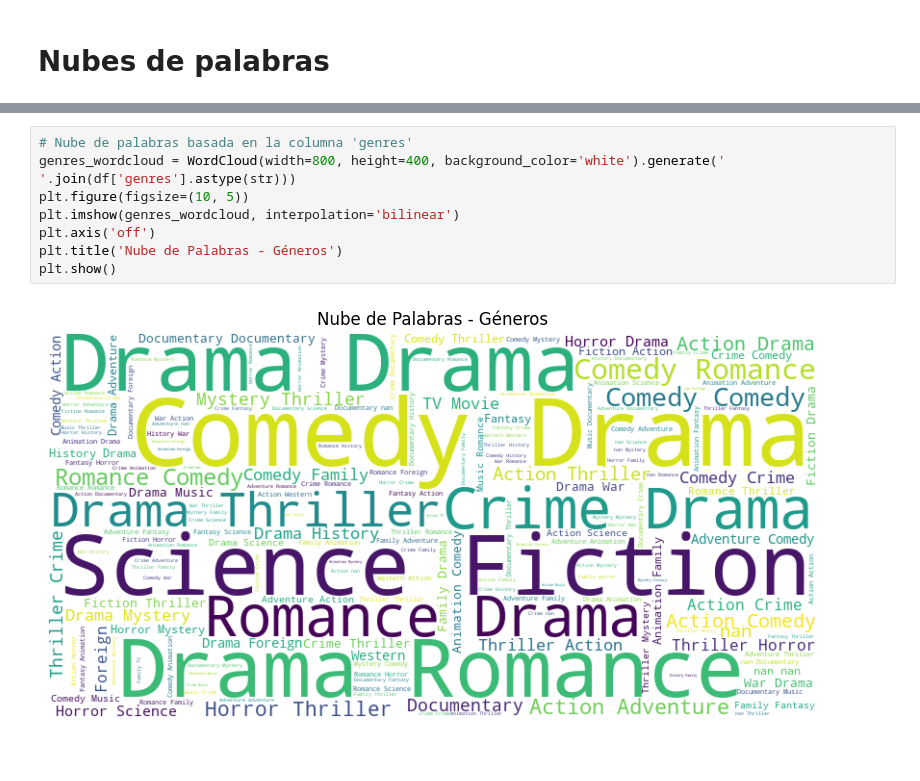
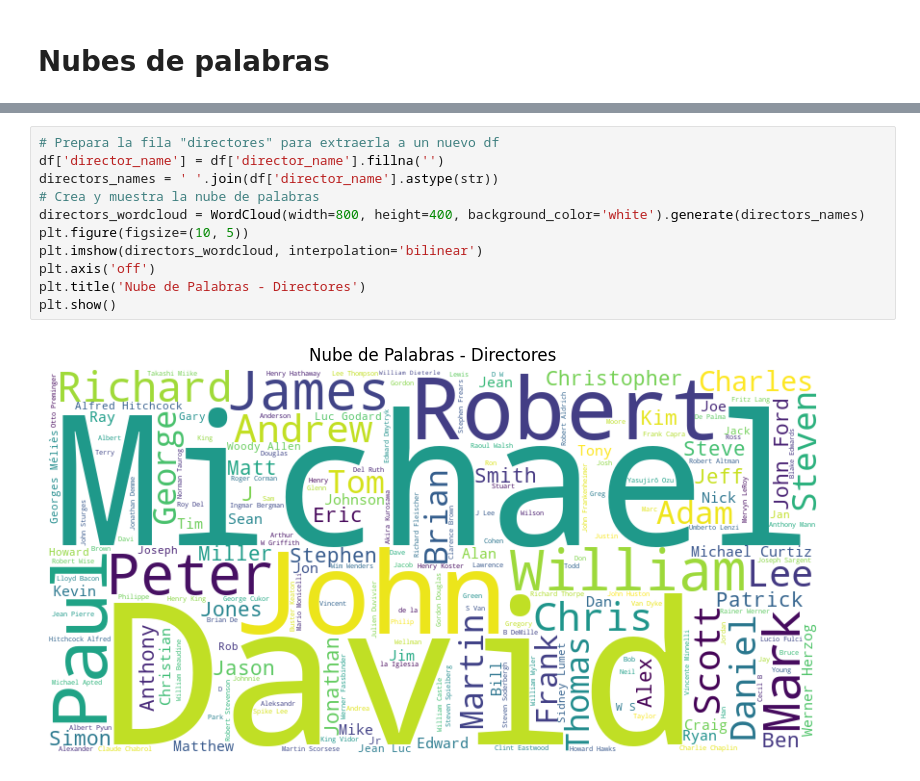
Before and after one commit to SantiMagris01/Proyecto, a Jupyter notebook: EDA.ipynb, the cells around one changed output, grey strips where cells are left out. Drawn from its saved outputs; the diff is of its cells as text.

```diff
--- a/EDA.ipynb
+++ b/EDA.ipynb
@@ -412,11 +293,14 @@ plt.show()
 # %%
-# Nube de palabras basada en la columna 'genres'
-genres_wordcloud = WordCloud(width=800, height=400, background_color='white').generate(' '.join(df['genres'].astype(str)))
+# Prepara la fila "directores" para extraerla a un nuevo df
+df['director_name'] = df['director_name'].fillna('')
+directors_names = ' '.join(df['director_name'].astype(str))
+# Crea y muestra la nube de palabras
+directors_wordcloud = WordCloud(width=800, height=400, background_color='white').generate(directors_names)
 plt.figure(figsize=(10, 5))
-plt.imshow(genres_wordcloud, interpolation='bilinear')
+plt.imshow(directors_wordcloud, interpolation='bilinear')
 plt.axis('off')
-plt.title('Nube de Palabras - Géneros')
+plt.title('Nube de Palabras - Directores')
 plt.show()
 # %% [output]
-[figure, old version]
+[figure, new version]
 # %%
```
Also changed, not shown: parts of 34 cells of this notebook.
